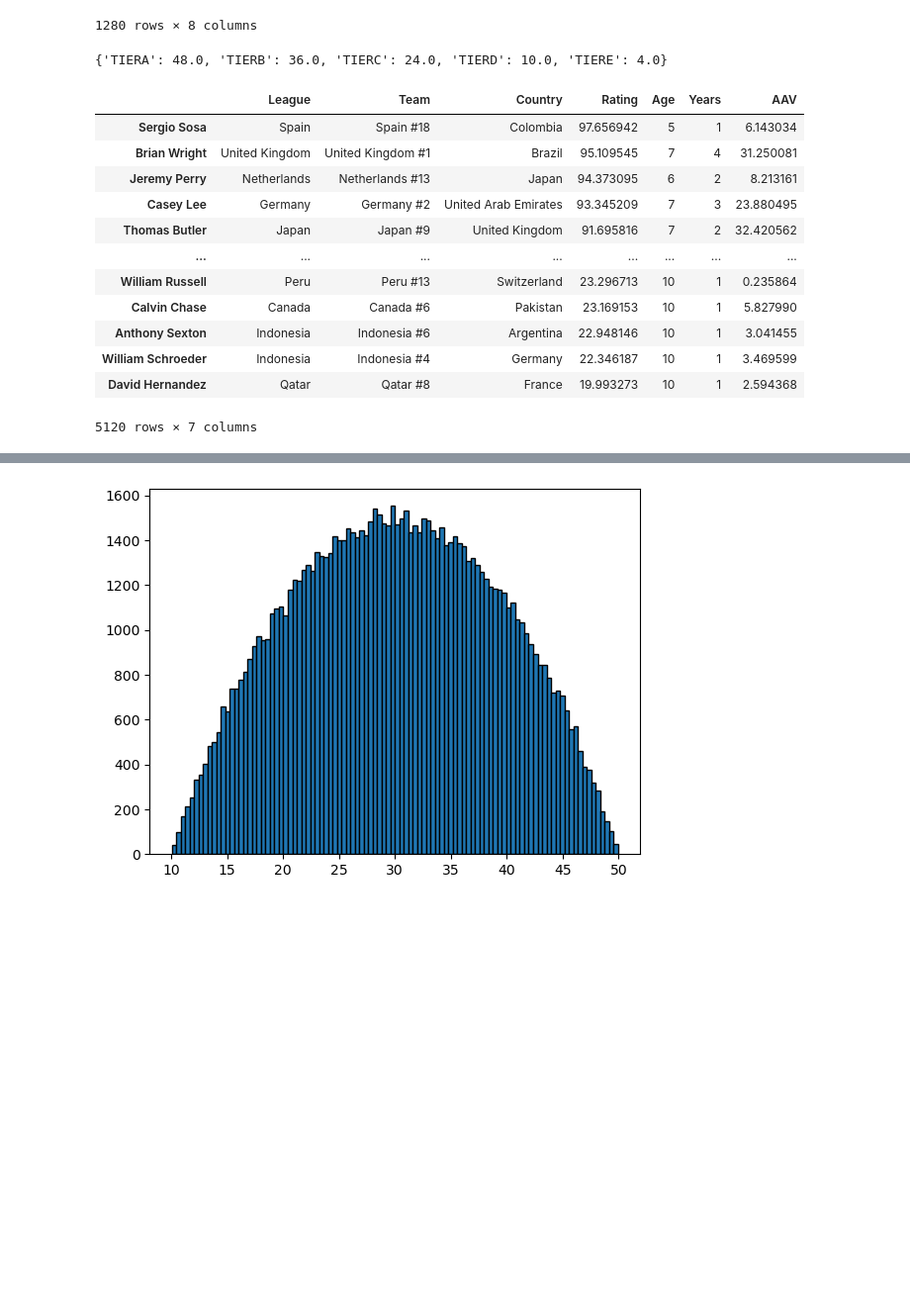
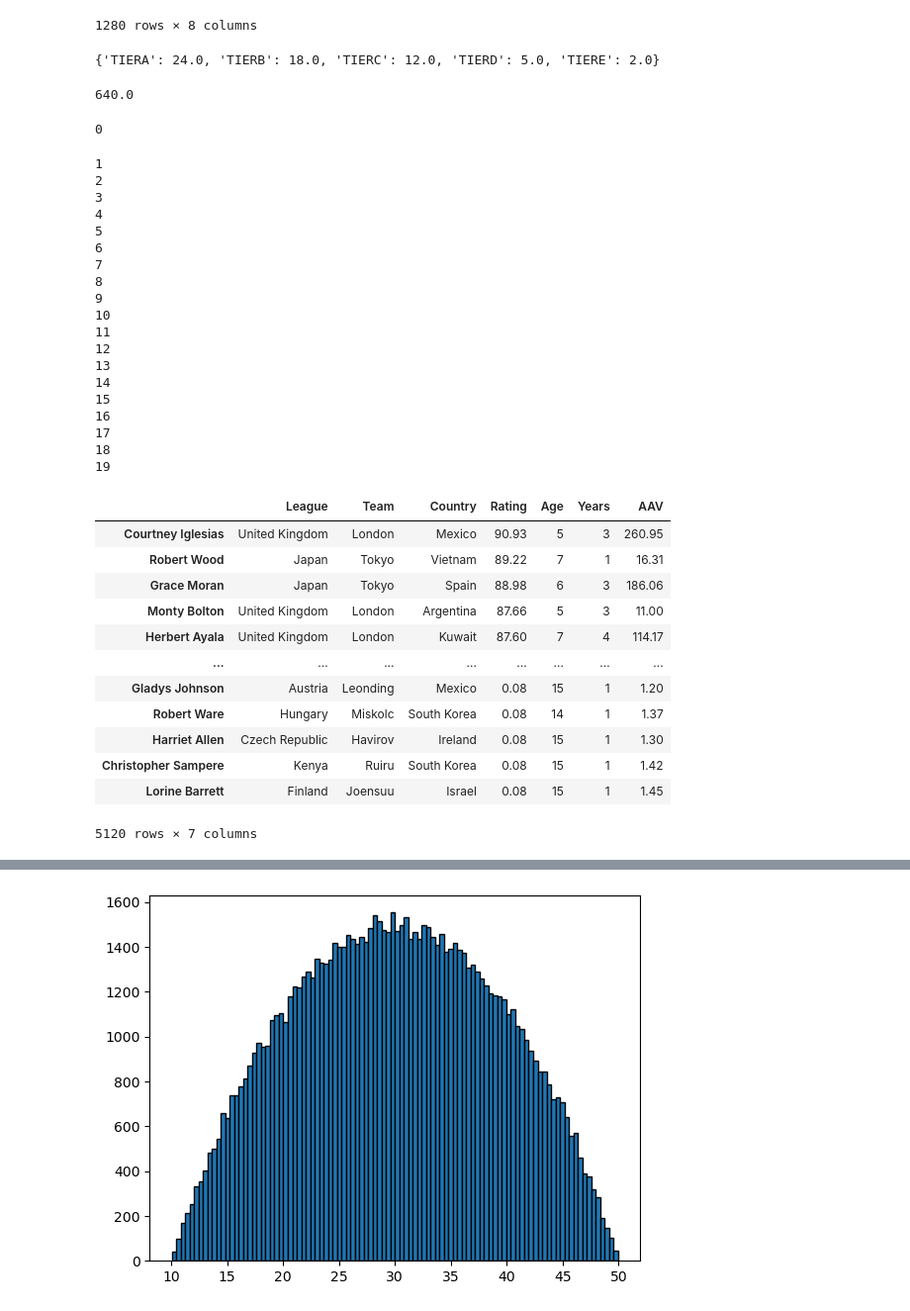
Before and after one commit to AWHerzig/AWH_Curling3, a Jupyter notebook: CTesting.ipynb, the cells around one changed output, grey strips where cells are left out. Shown at 99% size. Saved outputs shown, nothing was run; the diff lists cells and outputs as text; code cells hidden in the pictures; blank space fills up the shorter version.

```diff
--- a/CTesting.ipynb
+++ b/CTesting.ipynb
@@ -27,35 +27,41 @@ BASECSV
 1280 rows × 8 columns
 # %%
 TotalSpots = 4*20*64
-FreshmanClassProp = .25
+FreshmanClassProp = .25*.5
 OriginProps = [.3, .225, .3, .125, .05]
 OriginAbsolutes = dict(zip(['TIERA', 'TIERB', 'TIERC', 'TIERD', 'TIERE'],
                            [TotalSpots*FreshmanClassProp*prop/8 for prop in OriginProps[:2]]+[TotalSpots*FreshmanClassProp*prop/16 for prop in OriginProps[2:]]))
+#OriginAbsolutes = {'TIERA': 12.0, 'TIERB': 9.0, 'TIERC': 6.0, 'TIERD': 3.0, 'TIERE': 1.0}
 OriginAbsolutes
 # %% [output]
-{'TIERA': 48.0, 'TIERB': 36.0, 'TIERC': 24.0, 'TIERD': 10.0, 'TIERE': 4.0}
+{'TIERA': 24.0, 'TIERB': 18.0, 'TIERC': 12.0, 'TIERD': 5.0, 'TIERE': 2.0}
+# %%
+TotalSpots*FreshmanClassProp
+# %% [output]
+640.0
 # %%
+COUNTRYDF = BASECSV.groupby(['Country', 'TIER', 'Region']).agg(X = ('Team', 'count')).reset_index().set_index('Country')
 ALLROSTERED = pd.DataFrame(columns = ['League', 'Team', 'Country', 'Rating', 'Age', 'Years', 'AAV'])
-TEAMSDF = pd.DataFrame(columns = ['Country', 'LeaguePrestige', 'TeamPrestige', 'TotalBudget'])
+TEAMSDF = pd.DataFrame(columns = ['Country', 'TIER', 'LeaguePrestige', 'TeamPrestige', 'TotalBudget'])
 for teamrownum in range(len(BASECSV)):
     build = Team(BASECSV.loc[teamrownum, 'Team'], BASECSV.loc[teamrownum, 'TeamABR'])
-    TEAMSDF.loc[build] = [BASECSV.loc[teamrownum, 'Team'], LeaguePrestigeLookup[CountryLookup[country]], build.prestige, build.budget]
-TEAMSDF = TEAMSDF.sort_values(['TeamPrestige', 'TotalBudget'], ascending=False)
+    TEAMSDF.loc[build] = [BASECSV.loc[teamrownum, 'Country'], BASECSV.loc[teamrownum, 'TIER'], BASECSV.loc[teamrownum, 'LeaguePrestige'], 50, max(BASECSV.loc[teamrownum, 'Budget'], 1)]
+TEAMSDF = TEAMSDF.sort_values(['TotalBudget'], ascending=False)
 def Offseason(RosterDF, numloops = 1):
     for _ in range(numloops):
         print(_)
         for plyr in RosterDF.index:
             plyr.ageup()
-            RosterDF.loc[plyr, 'Rating'] = plyr.rating
+            RosterDF.loc[plyr, 'Rating'] = plyr.getRating()
         RosterDF.Age += 1
         RosterDF.Years -= 1
         # Generate Rookies
         ROOKIEDF = pd.DataFrame(columns = ['Rating', 'Age', 'Country', 'League'])
-        for country in TIERA+TIERB+TIERC+TIERD+TIERE:
-            NumberToMake = OriginAbsolutes[CountryLookup[country]]
+        for country in TEAMSDF.Country.unique():
+            NumberToMake = OriginAbsolutes[COUNTRYDF.loc[country, 'TIER']]
             for _ in range(int(NumberToMake)):
-                build = Player(namegen.name_male(), country)
-                ROOKIEDF.loc[build] = [build.rating, build.age, build.country, build.country]
+                build = Player(names.get_full_name(), country)
+                ROOKIEDF.loc[build] = [build.getRating(), build.age, build.country, build.country]
         # Get Expiring Contracts
         EXPIREDF = RosterDF[RosterDF.Years==0][['Rating', 'Age', 'Country', 'League']]
         FADF = pd.concat([ROOKIEDF, EXPIREDF]).sort_values(['Rating', 'Age'], ascending=[False, True])
@@ -67,7 +73,7 @@ def Offseason(RosterDF, numloops = 1):
         while (len(NEEDSDF) != 0) and (len(FADF) != 0):
             CurPlayer = FADF.iloc[0]
             TFCP = NEEDSDF.copy()
-            TFCP['YearsOffer'] = np.random.choice([1, 2, 3, 4, 5], len(NEEDSDF))
+            TFCP['YearsOffer'] = np.random.choice([1, 2, 3, 4], len(NEEDSDF))
             TFCP['AAVOffer'] = TFCP.AvailableBudget*2/(TFCP.PlayersNeeded+1)
             TFCP['ContractScore'] = TFCP.AAVOffer**2*TFCP.YearsOffer
             TFCP.ContractScore = 100*TFCP.ContractScore/np.max(TFCP.ContractScore)
@@ -77,25 +83,47 @@ def Offseason(RosterDF, numloops = 1):
                 CurPlayer.name.values['Home Nation']*100*(TFCP.Country == CurPlayer.Country) + \
                 CurPlayer.name.values['Consistent Location']*100*(TFCP.Country == CurPlayer.League)
             Contract = TFCP.sort_values('Score', ascending=False).iloc[0]
-            RosterDF.loc[CurPlayer.name] = Contract.Country, Contract.name, CurPlayer.Country, CurPlayer.Rating, CurPlayer.Age, Contract.YearsOffer, Contract.AAVOffer
+            Salary = Contract.AAVOffer if len(TFCP) == 1 else min(Contract.AAVOffer, TFCP.sort_values('Score', ascending=False).iloc[1].AAVOffer + .1)
+            RosterDF.loc[CurPlayer.name] = Contract.Country, Contract.name, CurPlayer.Country, CurPlayer.Rating, CurPlayer.Age, Contract.YearsOffer, Salary
             FADF.drop(CurPlayer.name, inplace = True)
             NEEDSDF.loc[Contract.name, 'PlayersNeeded'] -= 1
             NEEDSDF.loc[Contract.name, 'AvailableBudget'] -= Contract.AAVOffer
             NEEDSDF = NEEDSDF[NEEDSDF.PlayersNeeded > 0]
     return RosterDF.sort_values('Rating', ascending = False)
 # %%
-ALLROSTERED = Offseason(ALLROSTERED, numloops=10)
+ALLROSTERED = Offseason(ALLROSTERED, numloops=20)
+ALLROSTERED
 # %% [output]
+0
+1
+2
+3
+4
+5
+6
+7
+8
+9
+10
+11
+12
+13
+14
+15
+16
+17
+18
+19
 |  | League | Team | Country | Rating | Age | Years | AAV |
-| Sergio Sosa | Spain | Spain #18 | Colombia | 97.656942 | 5 | 1 | 6.143034 |
-| Brian Wright | United Kingdom | United Kingdom #1 | Brazil | 95.109545 | 7 | 4 | 31.250081 |
-| Jeremy Perry | Netherlands | Netherlands #13 | Japan | 94.373095 | 6 | 2 | 8.213161 |
-| Casey Lee | Germany | Germany #2 | United Arab Emirates | 93.345209 | 7 | 3 | 23.880495 |
-| Thomas Butler | Japan | Japan #9 | United Kingdom | 91.695816 | 7 | 2 | 32.420562 |
+| Courtney Iglesias | United Kingdom | London | Mexico | 90.93 | 5 | 3 | 260.95 |
+| Robert Wood | Japan | Tokyo | Vietnam | 89.22 | 7 | 1 | 16.31 |
+| Grace Moran | Japan | Tokyo | Spain | 88.98 | 6 | 3 | 186.06 |
+| Monty Bolton | United Kingdom | London | Argentina | 87.66 | 5 | 3 | 11.00 |
+| Herbert Ayala | United Kingdom | London | Kuwait | 87.60 | 7 | 4 | 114.17 |
 | ... | ... | ... | ... | ... | ... | ... | ... |
-| William Russell | Peru | Peru #13 | Switzerland | 23.296713 | 10 | 1 | 0.235864 |
-| Calvin Chase | Canada | Canada #6 | Pakistan | 23.169153 | 10 | 1 | 5.827990 |
-| Anthony Sexton | Indonesia | Indonesia #6 | Argentina | 22.948146 | 10 | 1 | 3.041455 |
-| William Schroeder | Indonesia | Indonesia #4 | Germany | 22.346187 | 10 | 1 | 3.469599 |
-| David Hernandez | Qatar | Qatar #8 | France | 19.993273 | 10 | 1 | 2.594368 |
+| Gladys Johnson | Austria | Leonding | Mexico | 0.08 | 15 | 1 | 1.20 |
+| Robert Ware | Hungary | Miskolc | South Korea | 0.08 | 14 | 1 | 1.37 |
+| Harriet Allen | Czech Republic | Havirov | Ireland | 0.08 | 15 | 1 | 1.30 |
+| Christopher Sampere | Kenya | Ruiru | South Korea | 0.08 | 15 | 1 | 1.42 |
+| Lorine Barrett | Finland | Joensuu | Israel | 0.08 | 15 | 1 | 1.45 |
-5120 rows × 7 columns
+5120 rows × 7 columns
```
Also changed, not shown: parts of 4 cells of this notebook, 8 other files.
